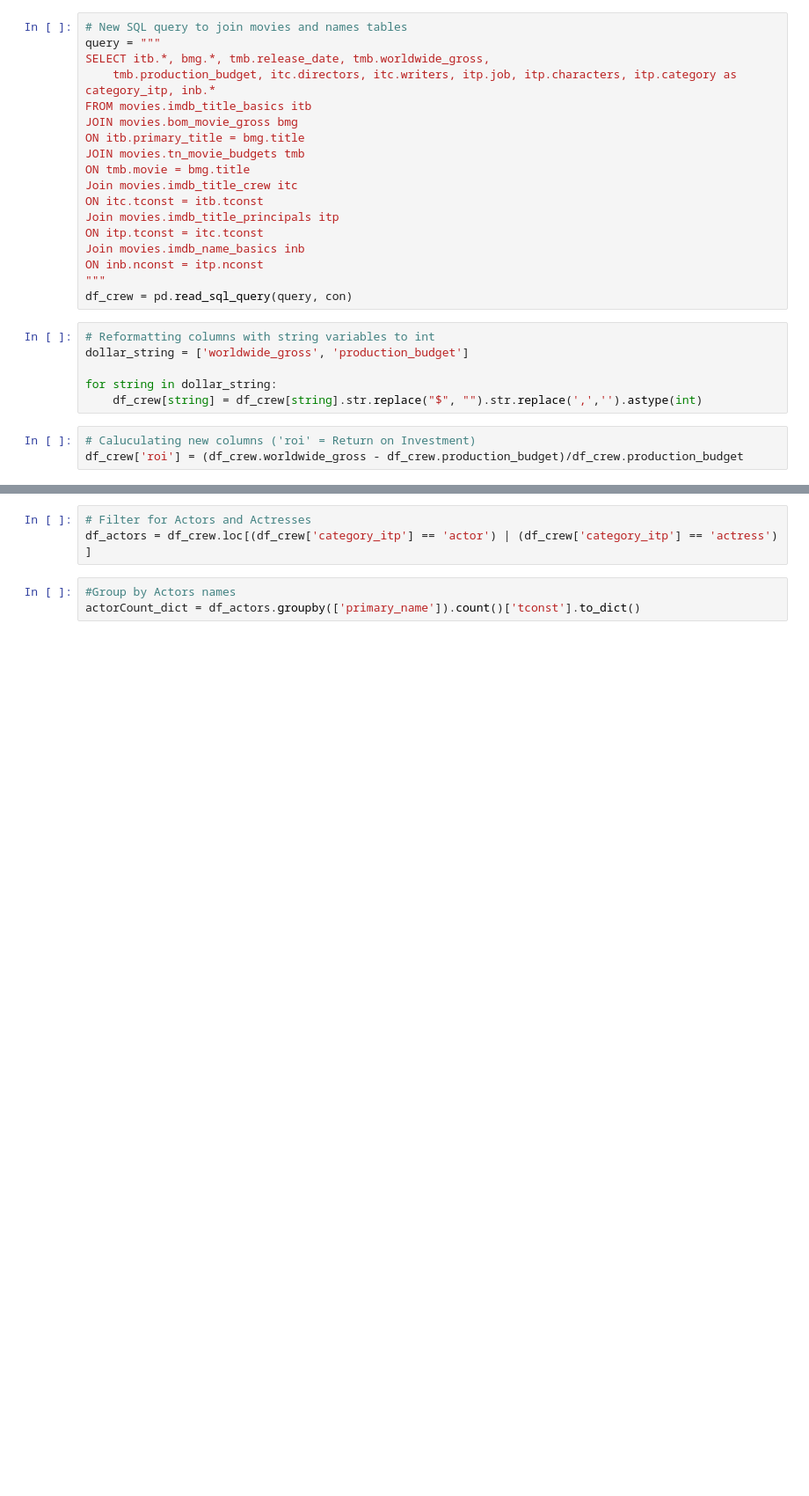
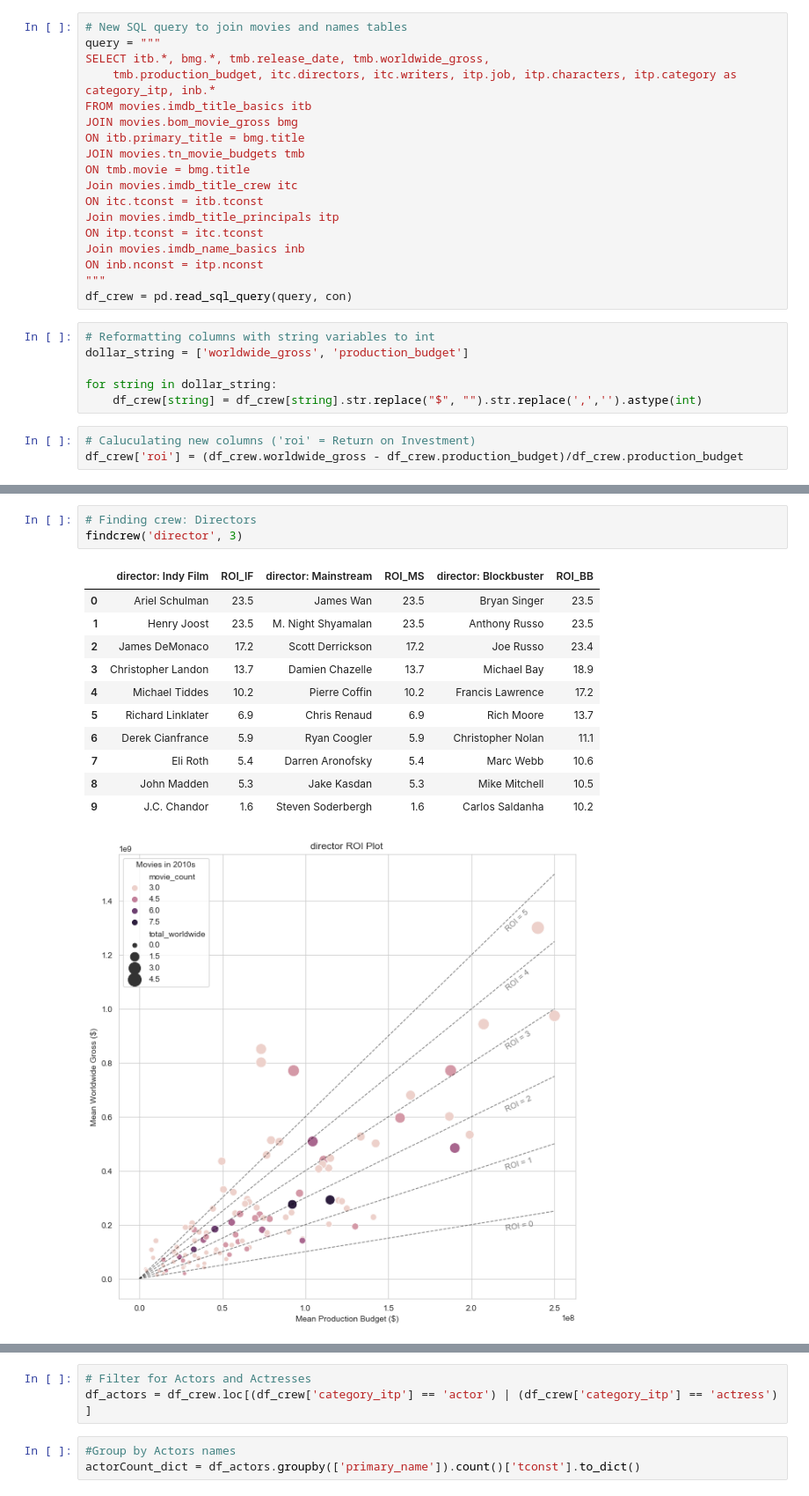
Before and after one commit to KyleDBetts/Project01, a Jupyter notebook: Movies_Project_KDB.ipynb, the cells around one changed output, grey strips where cells are left out. Shown: that part at 88% size. Saved outputs shown, nothing was run; the diff lists cells and outputs as text; blank space fills up the shorter version.

```diff
--- a/Movies_Project_KDB.ipynb
+++ b/Movies_Project_KDB.ipynb
@@ -280,0 +367,16 @@ See the caveats in the documentation: https://pandas.pydata.org/pandas-docs/stab
+# %%
+# Finding crew: Directors
+findcrew('director', 3)
+# %% [output]
+|  | director: Indy Film | ROI_IF | director: Mainstream | ROI_MS | director: Blockbuster | ROI_BB |
+| 0 | Ariel Schulman | 23.5 | James Wan | 23.5 | Bryan Singer | 23.5 |
+| 1 | Henry Joost | 23.5 | M. Night Shyamalan | 23.5 | Anthony Russo | 23.5 |
+| 2 | James DeMonaco | 17.2 | Scott Derrickson | 17.2 | Joe Russo | 23.4 |
+| 3 | Christopher Landon | 13.7 | Damien Chazelle | 13.7 | Michael Bay | 18.9 |
+| 4 | Michael Tiddes | 10.2 | Pierre Coffin | 10.2 | Francis Lawrence | 17.2 |
+| 5 | Richard Linklater | 6.9 | Chris Renaud | 6.9 | Rich Moore | 13.7 |
+| 6 | Derek Cianfrance | 5.9 | Ryan Coogler | 5.9 | Christopher Nolan | 11.1 |
+| 7 | Eli Roth | 5.4 | Darren Aronofsky | 5.4 | Marc Webb | 10.6 |
+| 8 | John Madden | 5.3 | Jake Kasdan | 5.3 | Mike Mitchell | 10.5 |
+| 9 | J.C. Chandor | 1.6 | Steven Soderbergh | 1.6 | Carlos Saldanha | 10.2 |
+[figure, added]
```
Also changed, not shown: parts of 26 cells of this notebook.
